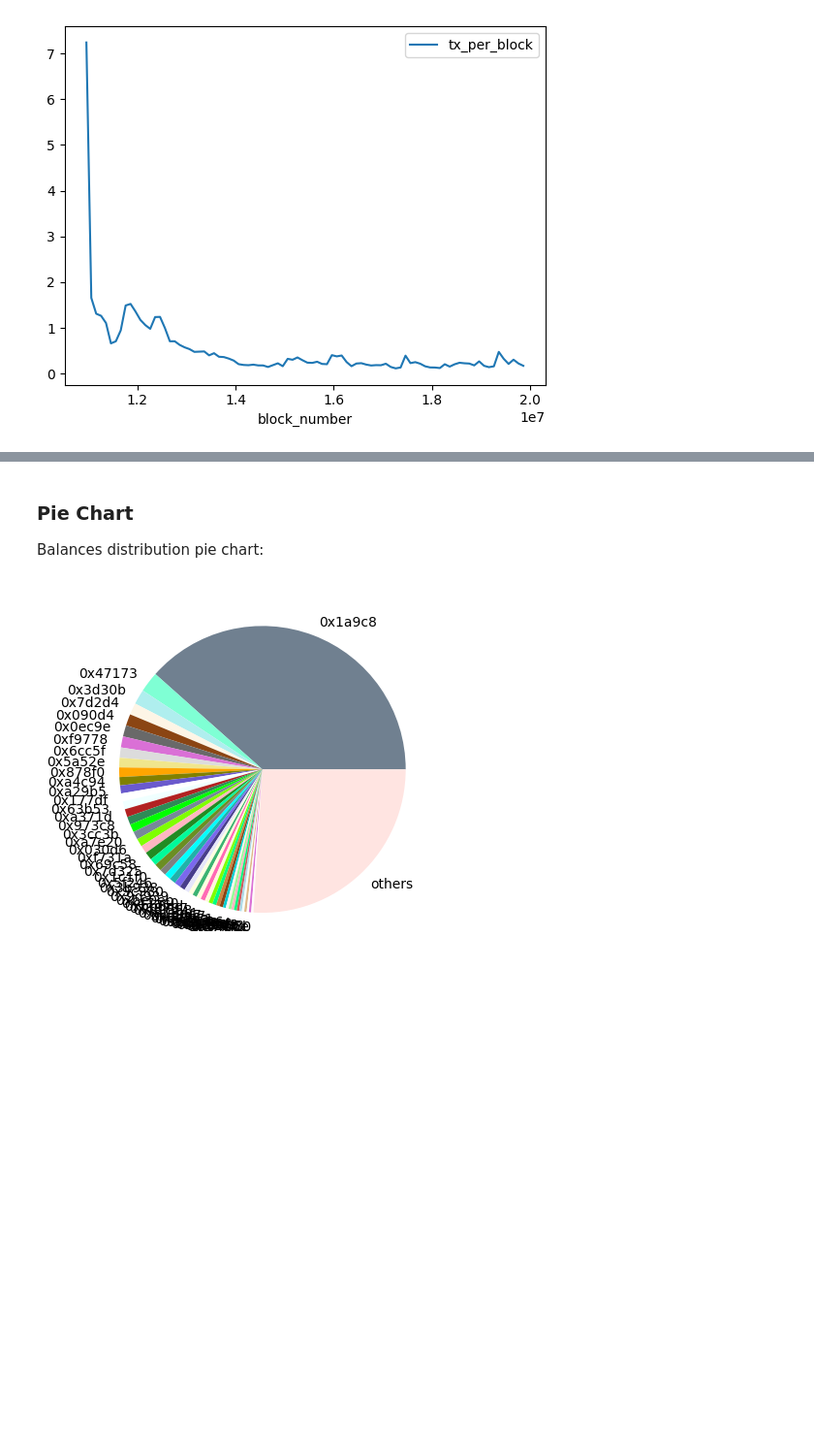
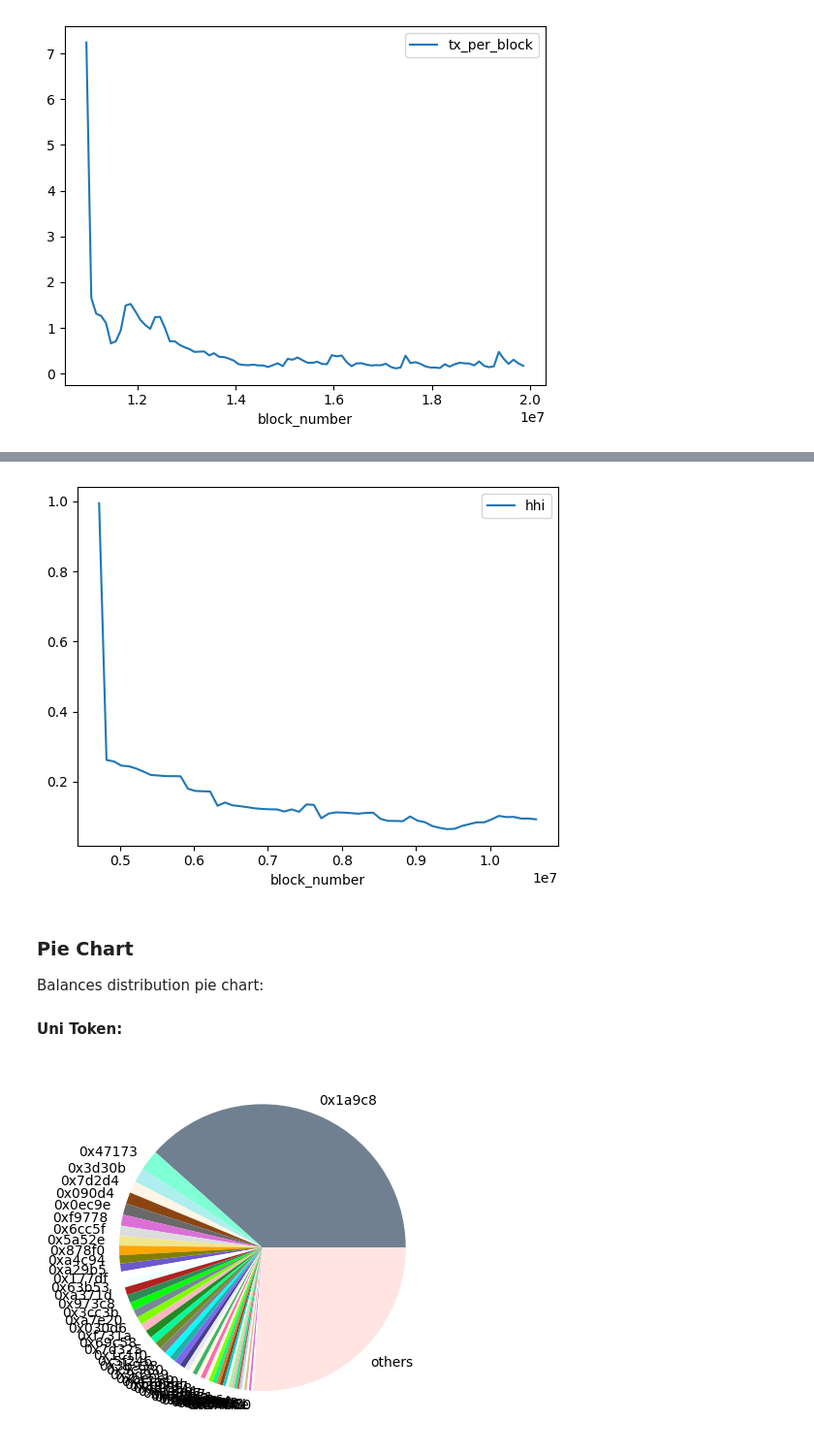
Before and after one commit to luk3k/caa-governance-tokens, a Jupyter notebook: src/analyze_data.ipynb, the cells around one changed output, grey strips where cells are left out. Shown at 97% size. Cells and saved outputs as stored; diff of their text form; code cells hidden in the pictures; blank space fills up the shorter version.

```diff
--- a/src/analyze_data.ipynb
+++ b/src/analyze_data.ipynb
@@ -143 +310,5 @@ create_timeline_plot(timeline, 'tx_per_block')
+# %%
+create_timeline_plot(mkr_timeline, 'hhi')
+# %% [output]
+[figure, added]
 # %%
@@ -146,6 +316,8 @@ create_timeline_plot(timeline, 'tx_per_block')
 # %% [markdown]
 ### Pie Chart
 Balances distribution pie chart:
+
+#### Uni Token:
 # %%
 # all addresses with positive balance
 create_pie_chart(
```
Also changed, not shown: parts of 36 cells of this notebook, 2 other files.
